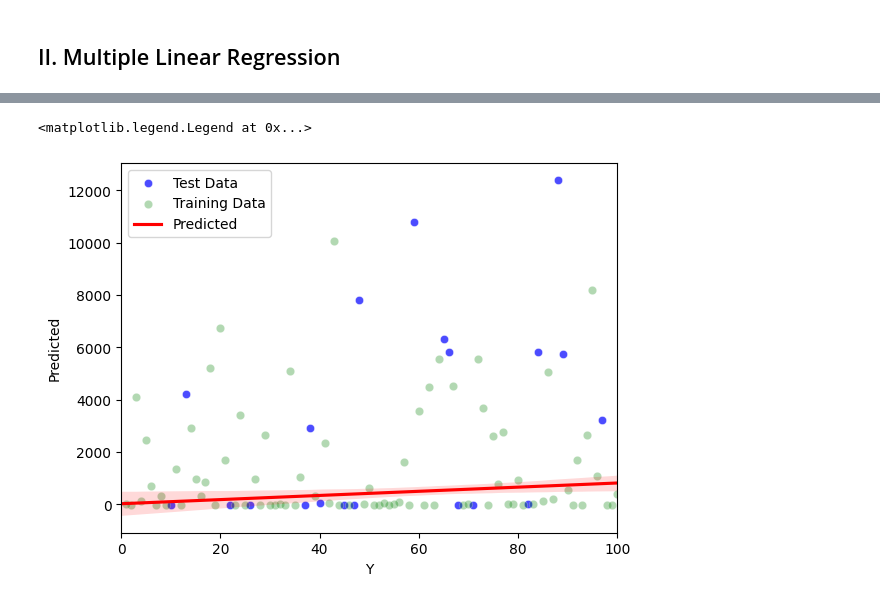
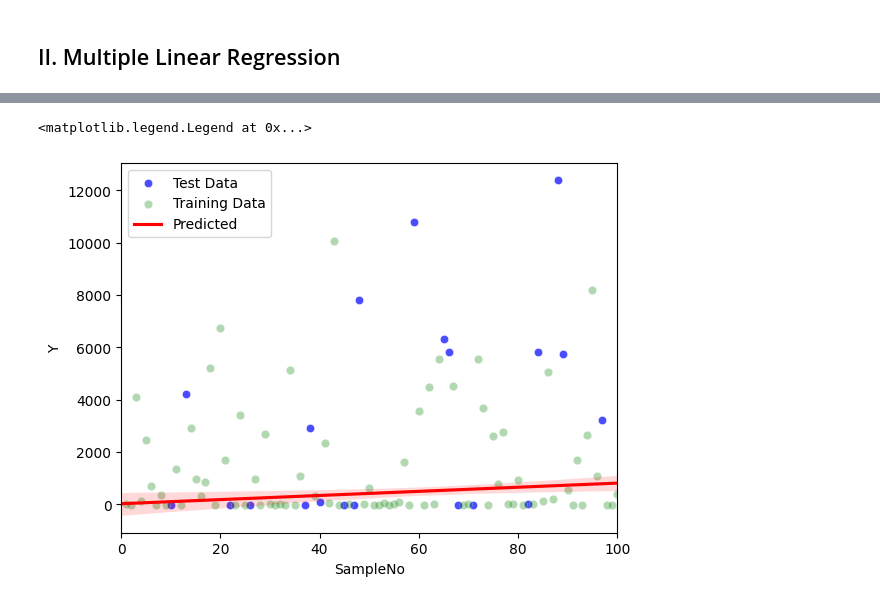
Before and after one commit to DefinitelyVixon/CE475-Project, a Jupyter notebook: Project.ipynb, the cells around one changed output, grey strips where cells are left out. Cells and saved outputs as stored; diff of their text form; code cells hidden in the pictures.

```diff
--- a/Project.ipynb
+++ b/Project.ipynb
@@ -255,7 +259,7 @@ sns.regplot(ax=ax, x=y_comparison.index, y=y_comparison['Predicted'], color='r',
             scatter=False, truncate=False, label='Predicted')
 
 ax.set_xlabel('SampleNo')
-ax.set_xlabel('Y')
+ax.set_ylabel('Y')
 ax.legend()
 # %% [output]
 |  | 9 | 12 | 21 | 25 | 36 | 37 | 39 | 44 | 46 | 47 | 58 | ... |
@@ -264,5 +268,5 @@ ax.legend()
 <matplotlib.legend.Legend at 0x...>
-[figure, old version]
+[figure, new version]
 # %%
 display(pd.DataFrame([[k, v] for k,v in test_results.items()], columns=['Model', 'MAE']))
 # %% [output]
```
Also changed, not shown: parts of 6 cells of this notebook.
